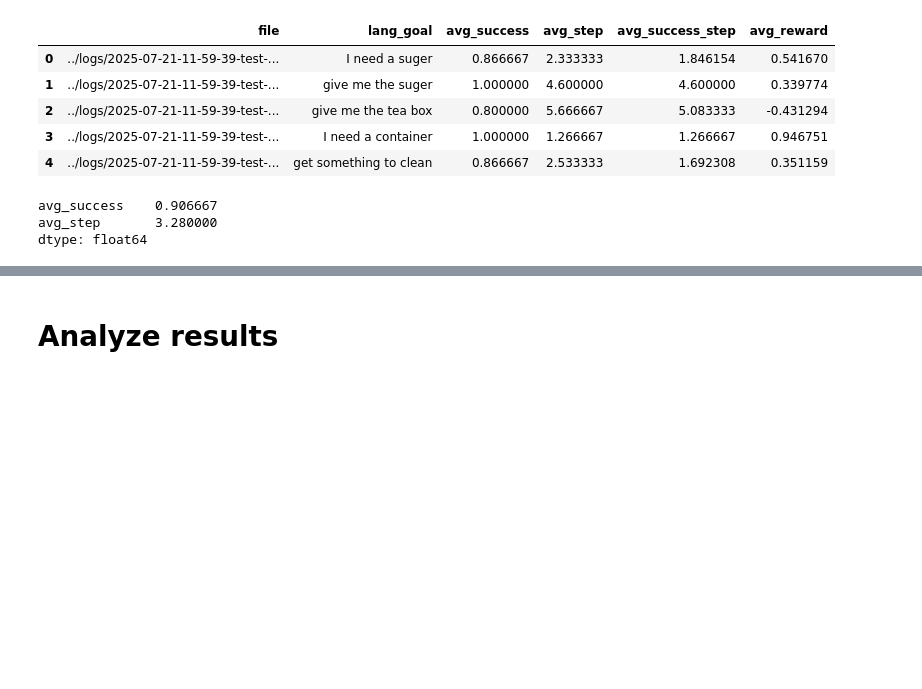
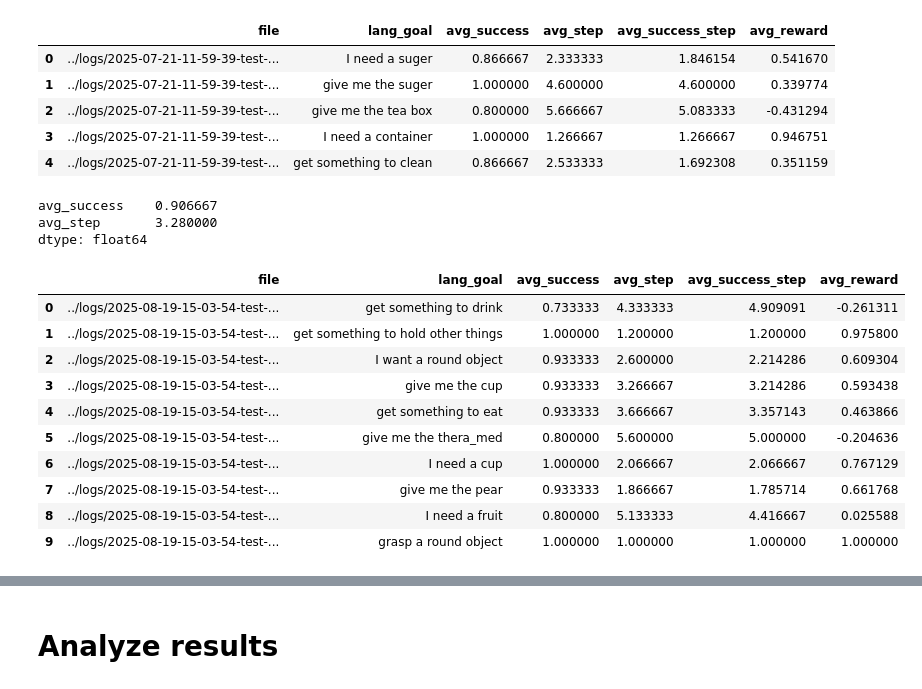
Before and after one commit to grach0v/Action-Prior-Alignment, a Jupyter notebook: scripts/analyze_results.ipynb, the cells around one changed output, grey strips where cells are left out. Saved outputs shown, nothing was run; the diff lists cells and outputs as text; code cells hidden in the pictures; blank space fills up the shorter version.

```diff
--- a/scripts/analyze_results.ipynb
+++ b/scripts/analyze_results.ipynb
@@ -115,0 +134,14 @@ result_dfs['unseen_mytrained_3'] = load_results("../logs/2025-07-29-13-00-17-tes
+# %%
+result_dfs['seen_efficient_1']
+# %% [output]
+|  | file | lang_goal | avg_success | avg_step | avg_success_step | avg_reward |
+| 0 | ../logs/2025-08-19-15-03-54-test-... | get something to drink | 0.733333 | 4.333333 | 4.909091 | -0.261311 |
+| 1 | ../logs/2025-08-19-15-03-54-test-... | get something to hold other things | 1.000000 | 1.200000 | 1.200000 | 0.975800 |
+| 2 | ../logs/2025-08-19-15-03-54-test-... | I want a round object | 0.933333 | 2.600000 | 2.214286 | 0.609304 |
+| 3 | ../logs/2025-08-19-15-03-54-test-... | give me the cup | 0.933333 | 3.266667 | 3.214286 | 0.593438 |
+| 4 | ../logs/2025-08-19-15-03-54-test-... | get something to eat | 0.933333 | 3.666667 | 3.357143 | 0.463866 |
+| 5 | ../logs/2025-08-19-15-03-54-test-... | give me the thera_med | 0.800000 | 5.600000 | 5.000000 | -0.204636 |
+| 6 | ../logs/2025-08-19-15-03-54-test-... | I need a cup | 1.000000 | 2.066667 | 2.066667 | 0.767129 |
+| 7 | ../logs/2025-08-19-15-03-54-test-... | give me the pear | 0.933333 | 1.866667 | 1.785714 | 0.661768 |
+| 8 | ../logs/2025-08-19-15-03-54-test-... | I need a fruit | 0.800000 | 5.133333 | 4.416667 | 0.025588 |
+| 9 | ../logs/2025-08-19-15-03-54-test-... | grasp a round object | 1.000000 | 1.000000 | 1.000000 | 1.000000 |
```
Also changed, not shown: parts of 18 cells of this notebook, 2 other files.
